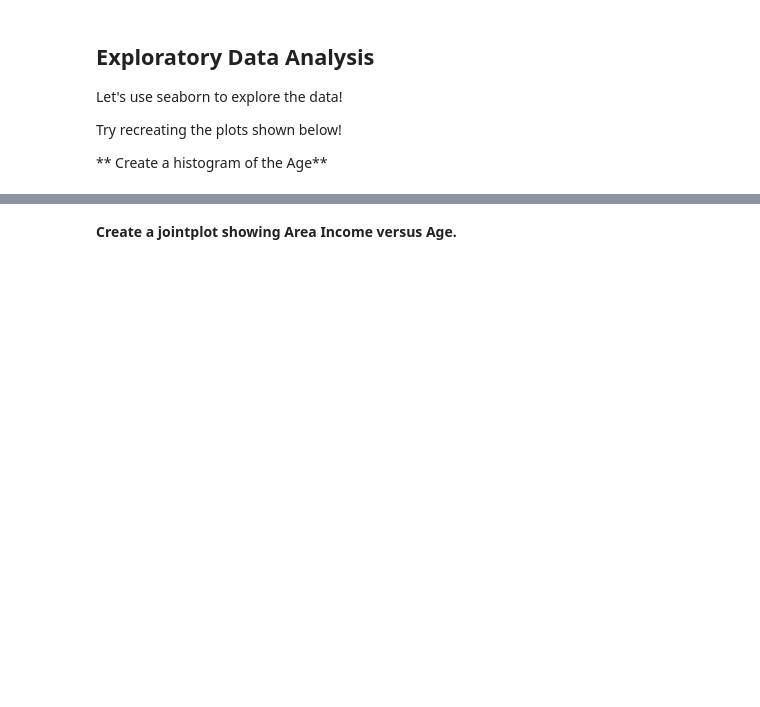
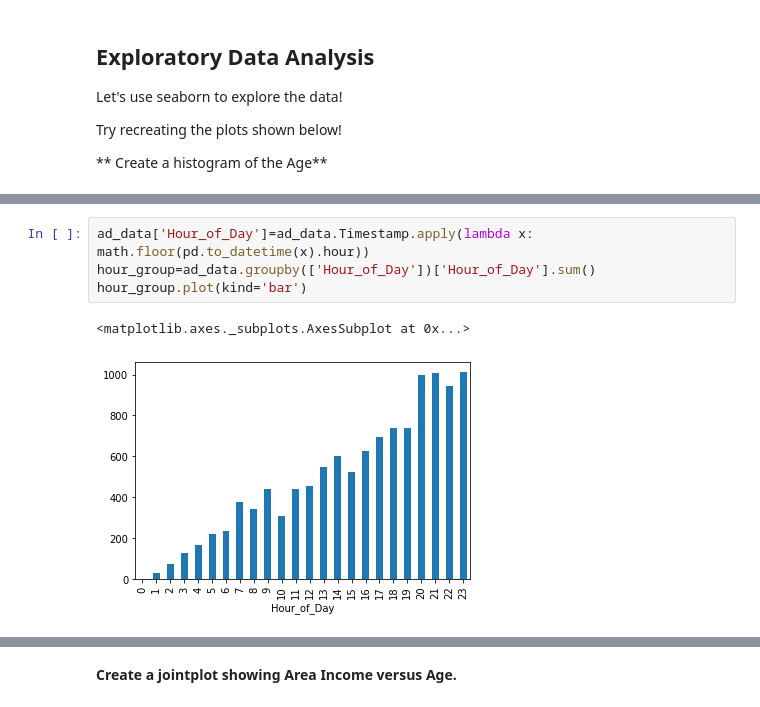
Before and after one commit to sku1978/sk-share-repo, a Jupyter notebook: LogisticRegression/advertising/LogisticRegressionAdvertising.ipynb, the cells around one changed output, grey strips where cells are left out. Drawn from its saved outputs; the diff is of its cells as text; blank space fills up the shorter version.

```diff
--- a/LogisticRegression/advertising/LogisticRegressionAdvertising.ipynb
+++ b/LogisticRegression/advertising/LogisticRegressionAdvertising.ipynb
@@ -112,0 +119,7 @@ sns.jointplot(x='Age', y='Daily Time Spent on Site', data=ad_data, hue='Clicked
+# %%
+ad_data['Hour_of_Day']=ad_data.Timestamp.apply(lambda x: math.floor(pd.to_datetime(x).hour))
+hour_group=ad_data.groupby(['Hour_of_Day'])['Hour_of_Day'].sum()
+hour_group.plot(kind='bar')
+# %% [output]
+<matplotlib.axes._subplots.AxesSubplot at 0x...>
+[figure, added]
```
Also changed, not shown: parts of 11 cells of this notebook.
